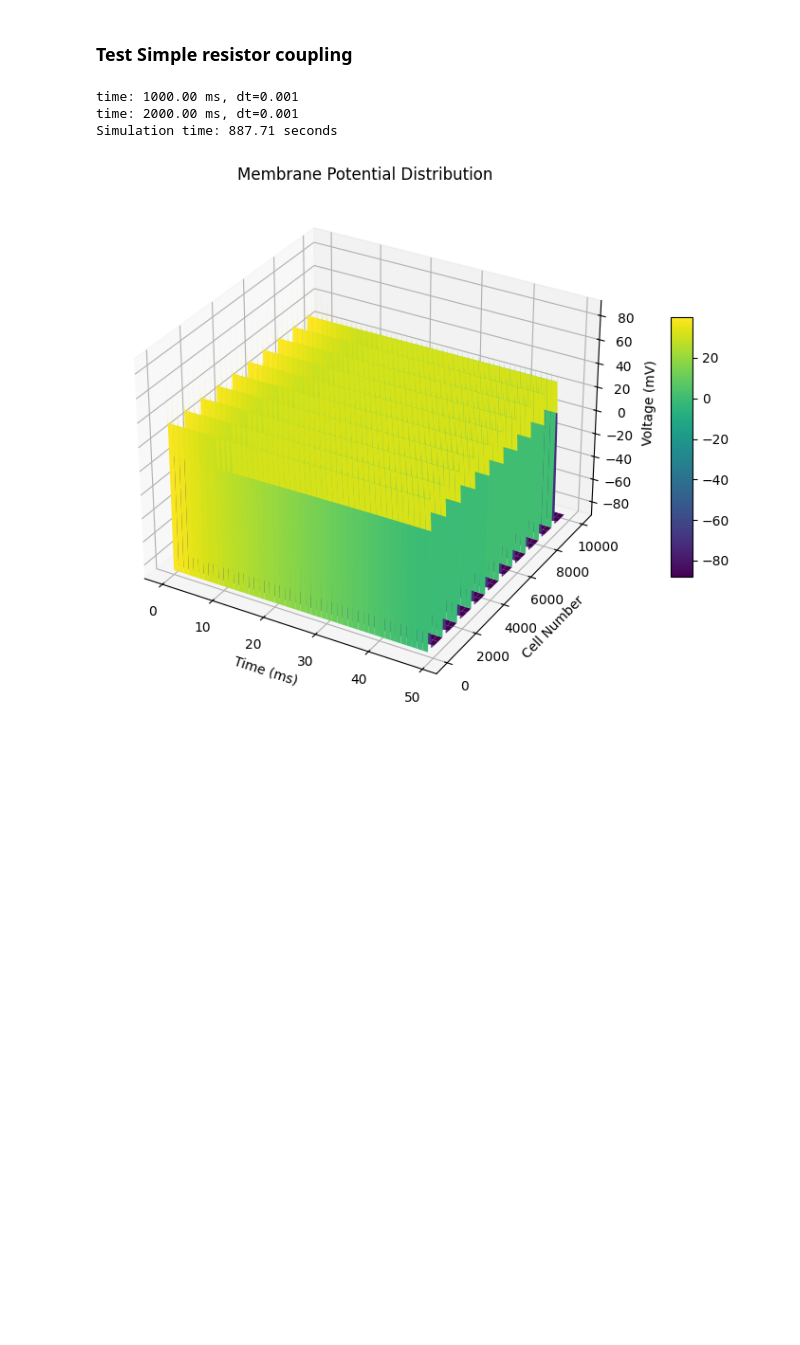
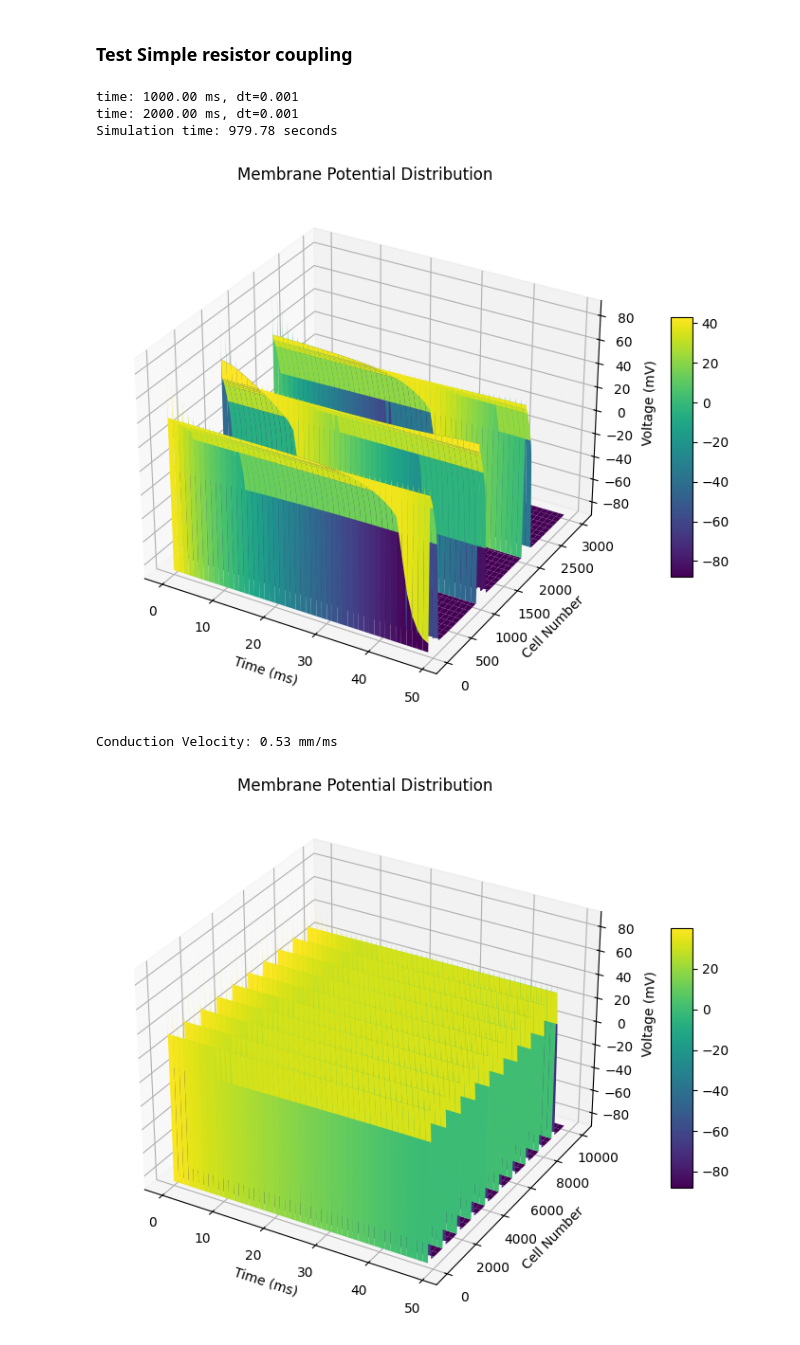
Before and after one commit to Richard71111/ID_hetg_NN, a Jupyter notebook: test_ResNet.ipynb, the cells around one changed output. Saved outputs shown, nothing was run; the diff lists cells and outputs as text; code cells hidden in the pictures; blank space fills up the shorter version.

```diff
--- a/test_ResNet.ipynb
+++ b/test_ResNet.ipynb
@@ -3,33 +3,39 @@
 # %%
 from simulator import *
 from Ionic_current.Ord11 import Ord11_model
 from PermanentConstants import Constants
 import torch
 from model import ResNet1D
+from Plot import Plot_fn
 
 device = torch.device('cpu')
 dtype = torch.float32
 const = Constants(
             device=device,
             dtype=dtype,
             Ncell=50,
             bcl=1000,
             nbeats=3,
             dt_factor=10,
             stim_amplitude=50,
             GJ_coupling=7.35e-4
             )
 D = 0.1 # mm^2/msec
 dx = 0.1 #mm
 Ctot = const.parameters['Ctot']
 Ggap = Ctot * D / dx**2
 model = ResNet1D(in_channels=1,out_channels=1)
 coupling = ResistorCoupling(const.parameters['Ncell'], Ggap, device=device, dtype=dtype)
 sim = CableSimulator(const, coupling, Ord11_model_fn=Ord11_model, device=device, dtype=dtype)
 
-t_save, phi_save, I_save = sim.run()
+t_save, phi_save, I_save, cv = sim.run()
+
+Plot_fn.plot_2D_map(t_save, phi_save, title='Membrane Potential Distribution', xlabel='Time (ms)', ylabel='Cell Number', zlabel='Voltage (mV)')
+print(f"Conduction Velocity: {cv.item():.2f} mm/ms")
 # %% [output]
 time: 1000.00 ms, dt=0.001
 time: 2000.00 ms, dt=0.001
-Simulation time: 887.71 seconds
+Simulation time: 979.78 seconds
+[figure, added]
+Conduction Velocity: 0.53 mm/ms
 # %%
```
Also changed, not shown: parts of 2 cells of this notebook, 1 other file.
